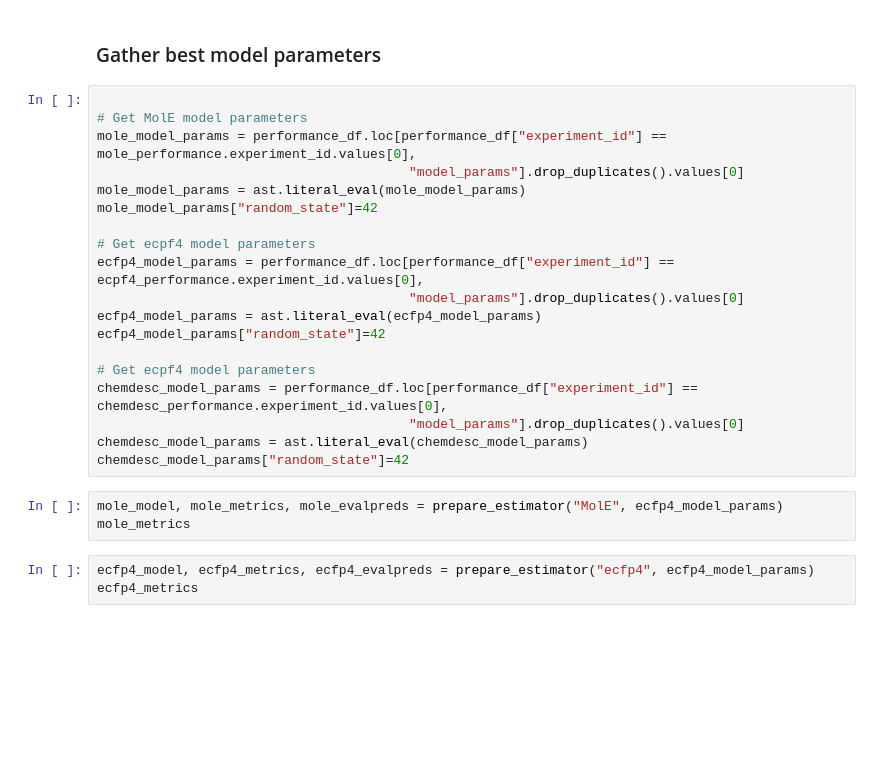
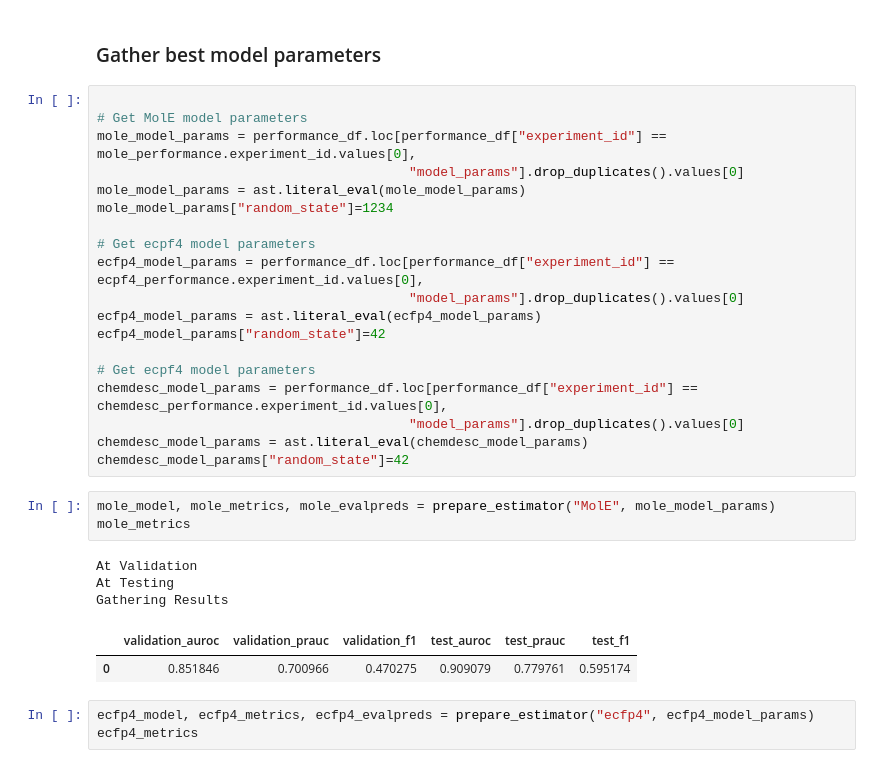
Before and after one commit to rolayoalarcon/mole_antimicrobial_potential, a Jupyter notebook: workflow/03.model_evaluation.ipynb, the cells around one changed output. Drawn from its saved outputs; the diff is of its cells as text; blank space fills up the shorter version.

```diff
--- a/workflow/03.model_evaluation.ipynb
+++ b/workflow/03.model_evaluation.ipynb
@@ -272,7 +272,7 @@ def prepare_estimator(representation, model_params, screen_df=screen_df, split_d
 mole_model_params = performance_df.loc[performance_df["experiment_id"] == mole_performance.experiment_id.values[0],
                                         "model_params"].drop_duplicates().values[0]
 mole_model_params = ast.literal_eval(mole_model_params)
-mole_model_params["random_state"]=42
+mole_model_params["random_state"]=1234
 
 # Get ecpf4 model parameters
 ecfp4_model_params = performance_df.loc[performance_df["experiment_id"] == ecpf4_performance.experiment_id.values[0],
@@ -286,8 +286,14 @@ chemdesc_model_params = performance_df.loc[performance_df["experiment_id"] == ch
 chemdesc_model_params = ast.literal_eval(chemdesc_model_params)
 chemdesc_model_params["random_state"]=42
 # %%
-mole_model, mole_metrics, mole_evalpreds = prepare_estimator("MolE", ecfp4_model_params)
+mole_model, mole_metrics, mole_evalpreds = prepare_estimator("MolE", mole_model_params)
 mole_metrics
+# %% [output]
+At Validation
+At Testing
+Gathering Results
+|  | validation_auroc | validation_prauc | validation_f1 | test_auroc | test_prauc | test_f1 |
+| 0 | 0.851846 | 0.700966 | 0.470275 | 0.909079 | 0.779761 | 0.595174 |
 # %%
 ecfp4_model, ecfp4_metrics, ecfp4_evalpreds = prepare_estimator("ecfp4", ecfp4_model_params)
 ecfp4_metrics
```
Also changed, not shown: parts of 25 cells of this notebook, 14 other files.
